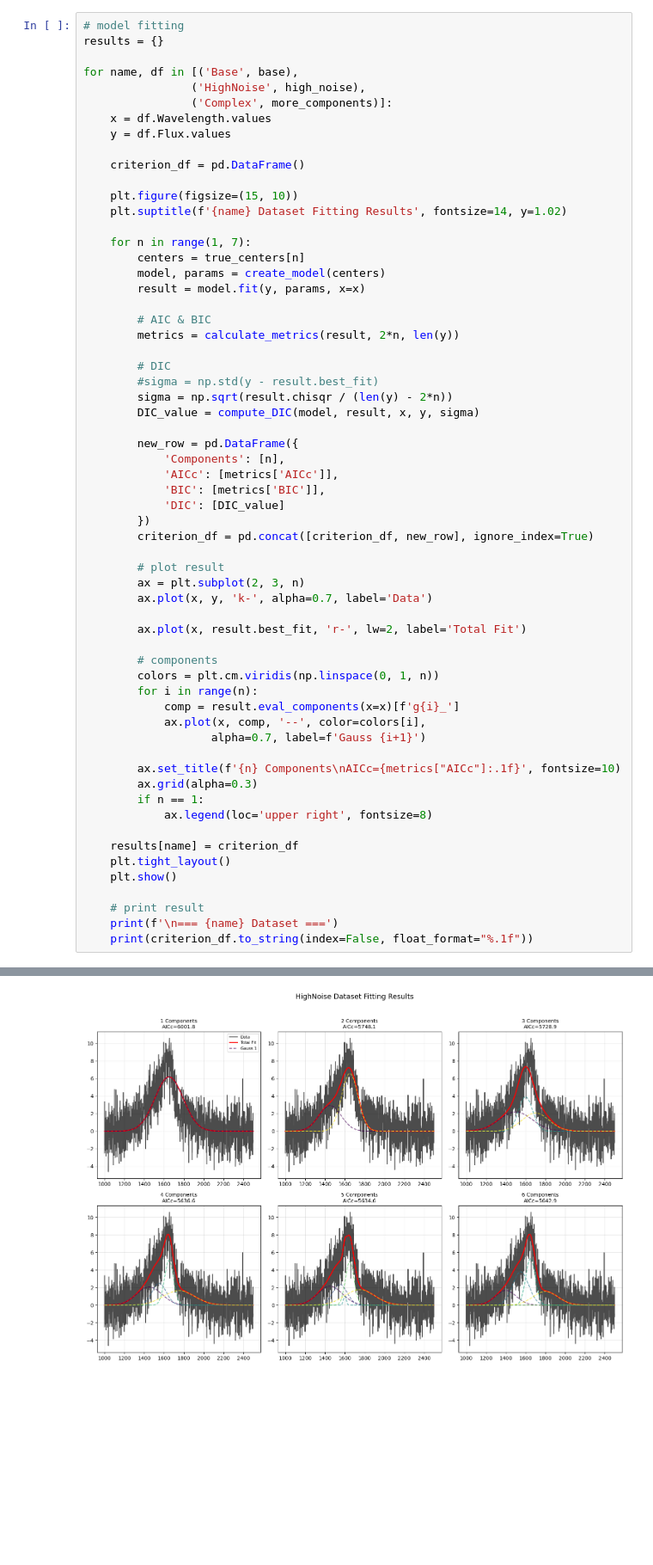
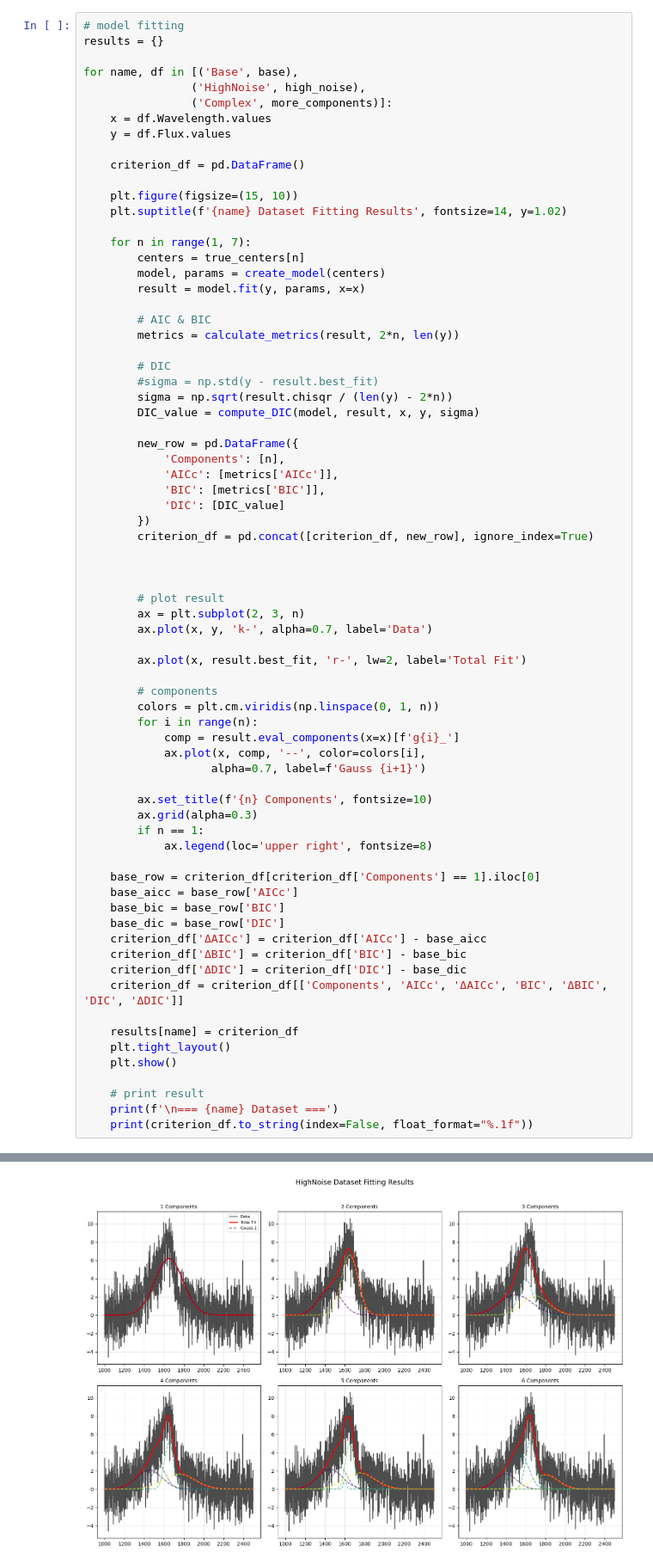
Before and after one commit to PengpeiZhu/AMAS_final_project, a Jupyter notebook: fitting.ipynb, the cells around one changed output, grey strips where cells are left out. Shown at 86% size. Saved outputs shown, nothing was run; the diff lists cells and outputs as text; blank space fills up the shorter version.

Commit message:
add ΔAICc ΔBIC ΔDIC

```diff
--- a/fitting.ipynb
+++ b/fitting.ipynb
@@ -116,6 +116,8 @@ for name, df in [('Base', base),
         })
         criterion_df = pd.concat([criterion_df, new_row], ignore_index=True)
 
+
+
         # plot result
         ax = plt.subplot(2, 3, n)
         ax.plot(x, y, 'k-', alpha=0.7, label='Data')
@@ -129,10 +131,19 @@ for name, df in [('Base', base),
             ax.plot(x, comp, '--', color=colors[i],
                    alpha=0.7, label=f'Gauss {i+1}')
 
-        ax.set_title(f'{n} Components\nAICc={metrics["AICc"]:.1f}', fontsize=10)
+        ax.set_title(f'{n} Components', fontsize=10)
         ax.grid(alpha=0.3)
         if n == 1:
             ax.legend(loc='upper right', fontsize=8)
+
+    base_row = criterion_df[criterion_df['Components'] == 1].iloc[0]
+    base_aicc = base_row['AICc']
+    base_bic = base_row['BIC']
+    base_dic = base_row['DIC']
+    criterion_df['ΔAICc'] = criterion_df['AICc'] - base_aicc
+    criterion_df['ΔBIC'] = criterion_df['BIC'] - base_bic
+    criterion_df['ΔDIC'] = criterion_df['DIC'] - base_dic
+    criterion_df = criterion_df[['Components', 'AICc', 'ΔAICc', 'BIC', 'ΔBIC', 'DIC', 'ΔDIC']]
 
     results[name] = criterion_df
     plt.tight_layout()
@@ -154,2 +165,2 @@ for name, df in [('Base', base),
-[figure, old version]
+[figure, new version]
 === HighNoise Dataset ===
```
Also changed, not shown: parts of 1 cell of this notebook.
